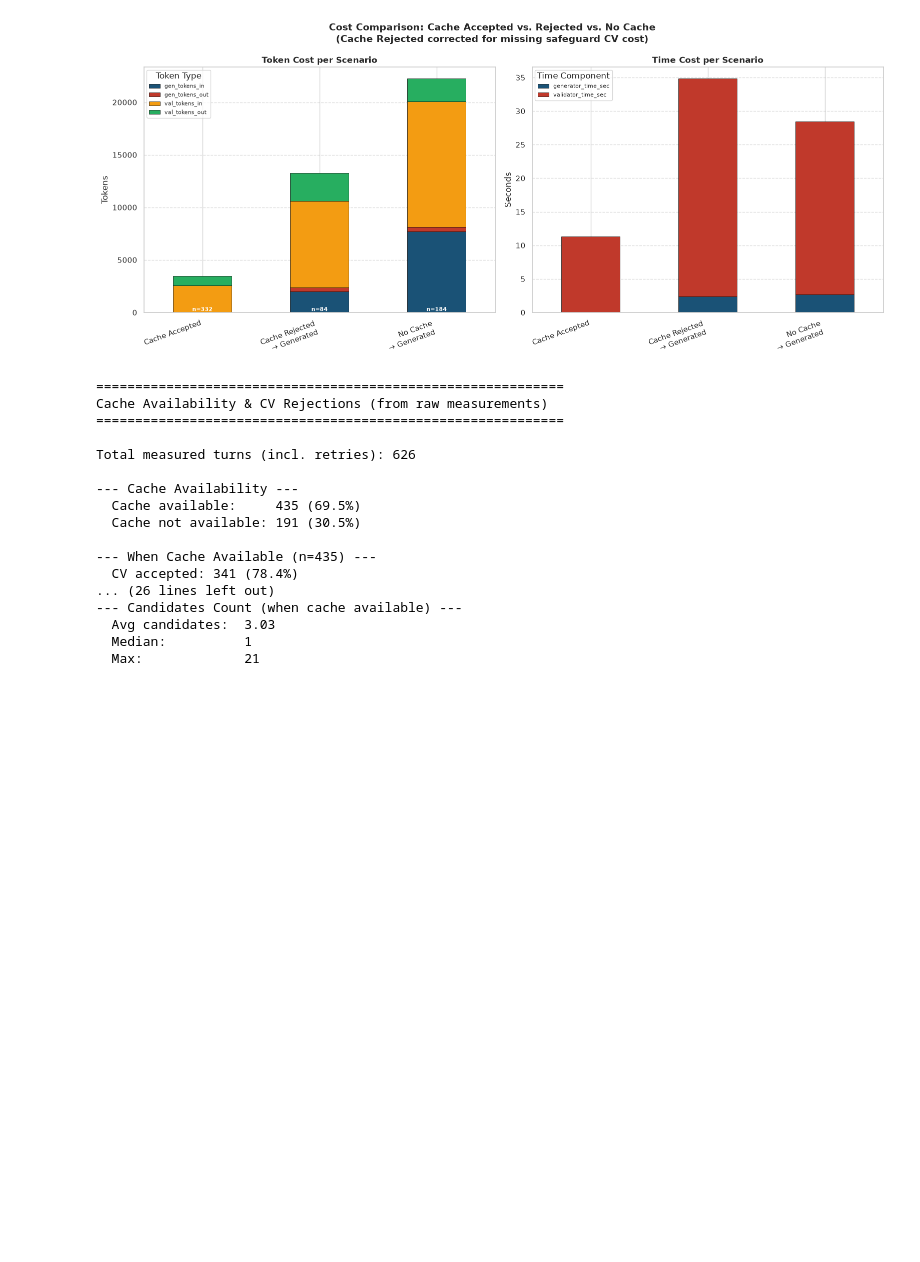
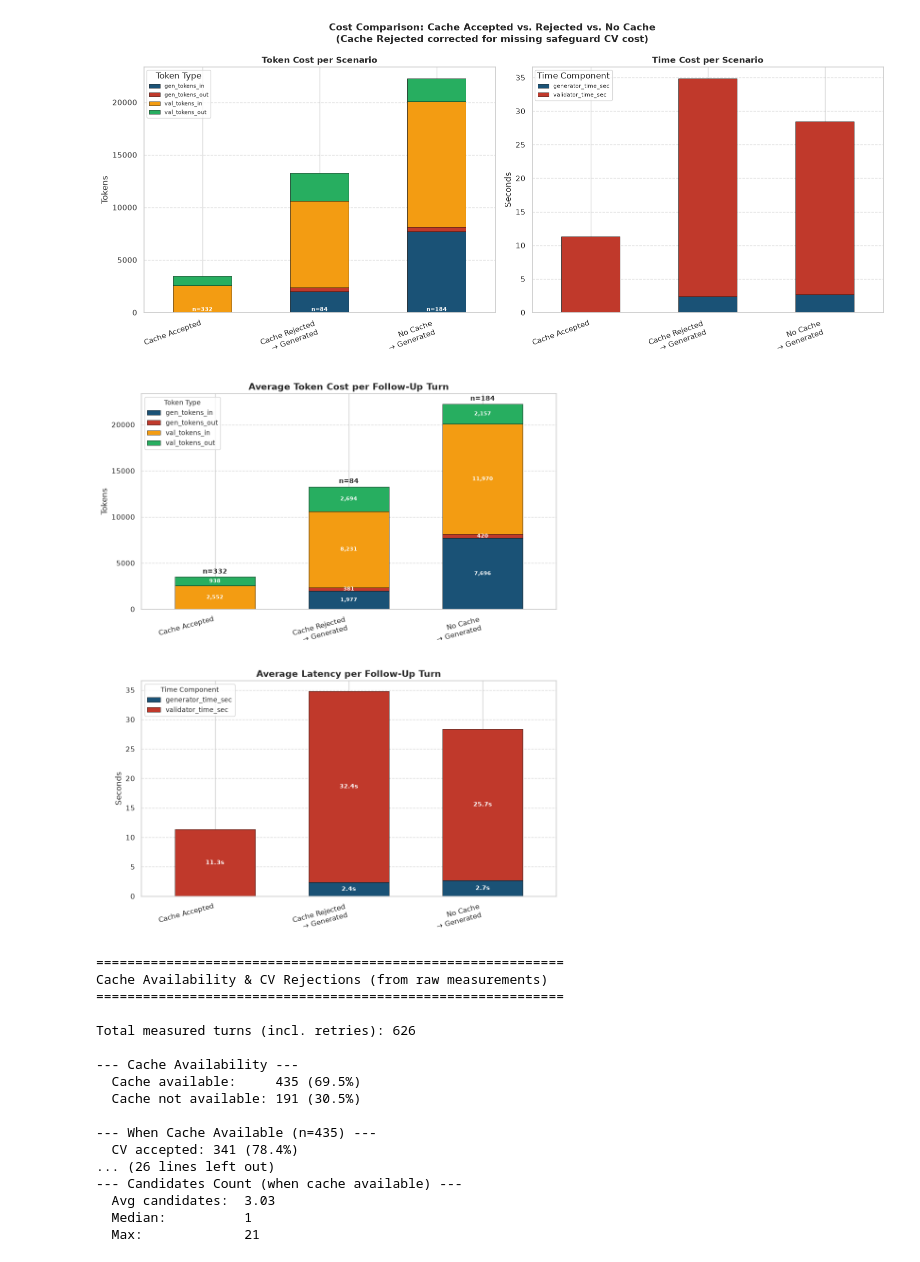
Before and after one commit to Daniel-Innsbruck/masterarbeit, a Jupyter notebook: phase_1_validation/caching_efficiency/cache_efficiency_analysis.ipynb, the cells around one changed output. Saved outputs shown, nothing was run; the diff lists cells and outputs as text; code cells hidden in the pictures; blank space fills up the shorter version.

```diff
--- a/phase_1_validation/caching_efficiency/cache_efficiency_analysis.ipynb
+++ b/phase_1_validation/caching_efficiency/cache_efficiency_analysis.ipynb
@@ -426,6 +446,84 @@ N: {'Cache Accepted': 332, 'Cache Rejected\n→ Generated': 84, 'No Cache\n→ G
 
 Correction applied to 'Cache Rejected': +2552 val_in, +938 val_out, +11.34s val_time
 [figure]
+# %%
+## 1-2 plot for better readability in A4-print
+
+df_turns = df[df['turn_index'] > 0].copy()
+df_turns['cache_accepted'] = df_turns['cache_accepted_and_used'].isin([True, 'True', 1, 1.0])
+df_turns['cache_avail'] = df_turns['cache_available'].isin([True, 'True', 1, 1.0])
+
+token_cols = ['gen_tokens_in', 'gen_tokens_out', 'val_tokens_in', 'val_tokens_out']
+time_cols = ['generator_time_sec', 'validator_time_sec']
+for col in token_cols + time_cols:
+    df_turns[col] = pd.to_numeric(df_turns[col], errors='coerce').fillna(0)
+
+df_accepted = df_turns[df_turns['cache_accepted']]
+df_rejected = df_turns[(df_turns['cache_avail']) & (~df_turns['cache_accepted'])].copy()
+df_nocache = df_turns[~df_turns['cache_avail']]
+
+df_rejected['val_tokens_in'] = df_rejected['val_tokens_in'] + avg_safeguard_val_in
+df_rejected['val_tokens_out'] = df_rejected['val_tokens_out'] + avg_safeguard_val_out
+df_rejected['validator_time_sec'] = df_rejected['validator_time_sec'] + avg_safeguard_time
+
+scenarios = {
+    'Cache Accepted': df_accepted,
+    'Cache Rejected\n→ Generated': df_rejected,
+    'No Cache\n→ Generated': df_nocache,
+}
+scenarios = {k: v for k, v in scenarios.items() if len(v) > 0}
+
+summary = pd.DataFrame({
+    name: grp[token_cols + time_cols].mean()
+    for name, grp in scenarios.items()
+})
+counts = {k: len(v) for k, v in scenarios.items()}
+
+fig, axes = plt.subplots(2, 1, figsize=(10, 12))
+
+# --- Token Plot ---
+summary.loc[token_cols].T.plot(kind='bar', stacked=True, ax=axes[0],
+    color=BAR_COLORS, edgecolor='black', linewidth=0.5, width=0.6)
+axes[0].set_title('Average Token Cost per Follow-Up Turn', fontweight='bold', fontsize=14)
+axes[0].set_ylabel('Tokens', fontsize=12)
+axes[0].set_xticklabels(axes[0].get_xticklabels(), rotation=15, ha='right', fontsize=11)
+axes[0].legend(title='Token Type', loc='upper left', fontsize=10, title_fontsize=10)
+axes[0].grid(axis='y', linestyle='--', alpha=0.7)
+
+for i, (name, count) in enumerate(counts.items()):
+    total_h = summary[name][token_cols].sum()
+    axes[0].text(i, total_h + 200, f'n={count}', ha='center', va='bottom', fontsize=10, fontweight='bold')
+
+# Segment-Labels
+for container_idx, col in enumerate(token_cols):
+    for bar_idx, bar in enumerate(axes[0].containers[container_idx]):
+        val = bar.get_height()
+        if val > 300:
+            axes[0].text(bar.get_x() + bar.get_width() / 2, bar.get_y() + val / 2,
+                         f'{val:,.0f}', ha='center', va='center', fontsize=8, fontweight='bold', color='white')
+
+# --- Time Plot ---
+TIME_COLORS_2 = [C_PRIMARY, C_SECONDARY]
+summary.loc[time_cols].T.plot(kind='bar', stacked=True, ax=axes[1],
+    color=TIME_COLORS_2, edgecolor='black', linewidth=0.5, width=0.6)
+axes[1].set_title('Average Latency per Follow-Up Turn', fontweight='bold', fontsize=14)
+axes[1].set_ylabel('Seconds', fontsize=12)
+axes[1].set_xticklabels(axes[1].get_xticklabels(), rotation=15, ha='right', fontsize=11)
+axes[1].legend(title='Time Component', loc='upper left', fontsize=10, title_fontsize=10)
+axes[1].grid(axis='y', linestyle='--', alpha=0.7)
+
+for container_idx, col in enumerate(time_cols):
+    for bar_idx, bar in enumerate(axes[1].containers[container_idx]):
+        val = bar.get_height()
+        if val > 0.5:
+            axes[1].text(bar.get_x() + bar.get_width() / 2, bar.get_y() + val / 2,
+                         f'{val:.1f}s', ha='center', va='center', fontsize=9, fontweight='bold', color='white')
+
+plt.tight_layout(h_pad=3)
+plt.savefig('cost_comparison.pdf')
+plt.show()
+# %% [output]
+[figure, added]
 # %%
 # closer examination of the results - does No cache available mean a higher expected CV rejection rate?
 
```
Also changed, not shown: parts of 2 cells of this notebook, 1 other file.
